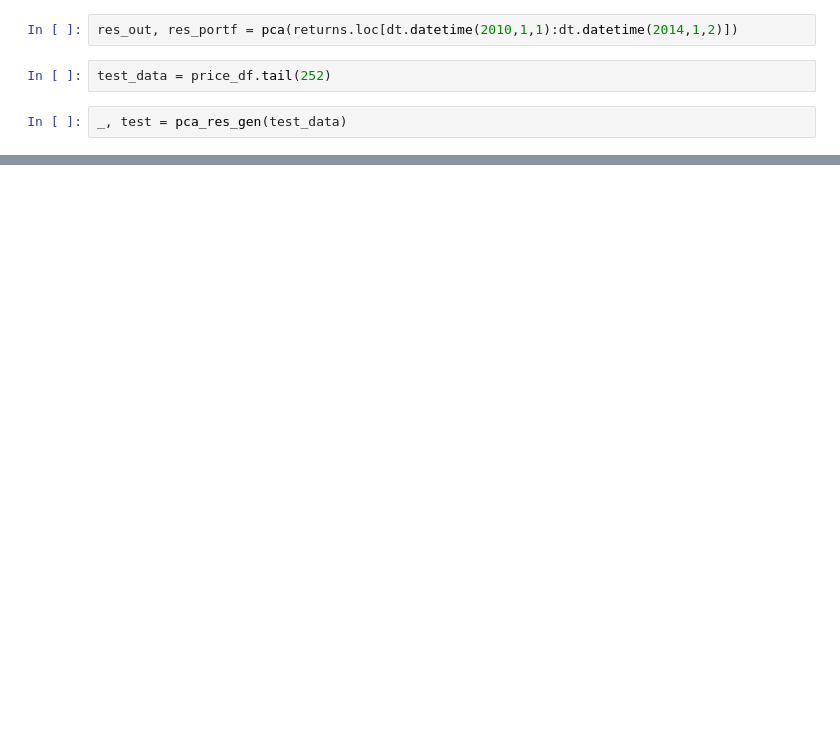
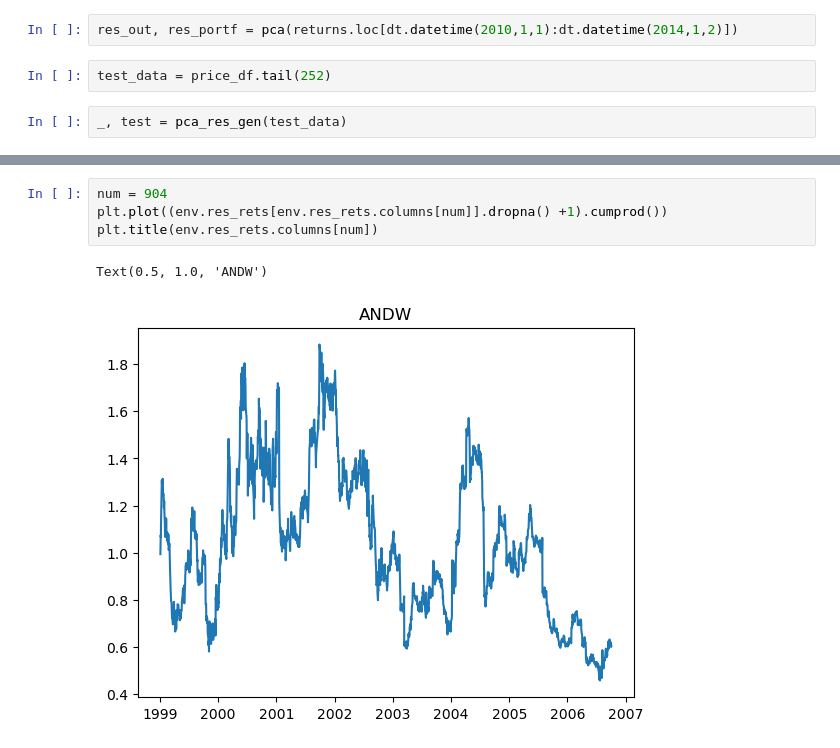
Before and after one commit to quintengeerts2000/MasterThesis-DRL_applications_to_stat_arb, a Jupyter notebook: empirical_analysis/residual_creation.ipynb, the cells around one changed output, grey strips where cells are left out. Cells and saved outputs as stored; diff of their text form; blank space fills up the shorter version.

```diff
--- a/empirical_analysis/residual_creation.ipynb
+++ b/empirical_analysis/residual_creation.ipynb
@@ -507,3 +490,10 @@ Timestamp('1997-10-15 00:00:00')
+# %%
+num = 904
+plt.plot((env.res_rets[env.res_rets.columns[num]].dropna() +1).cumprod())
+plt.title(env.res_rets.columns[num])
+# %% [output]
+Text(0.5, 1.0, 'ANDW')
+[figure, added]
 # %%
 plt.plot((env.total_pl.dropna() + 1).cumprod())
 # %% [output]
```
Also changed, not shown: parts of 24 cells of this notebook.
